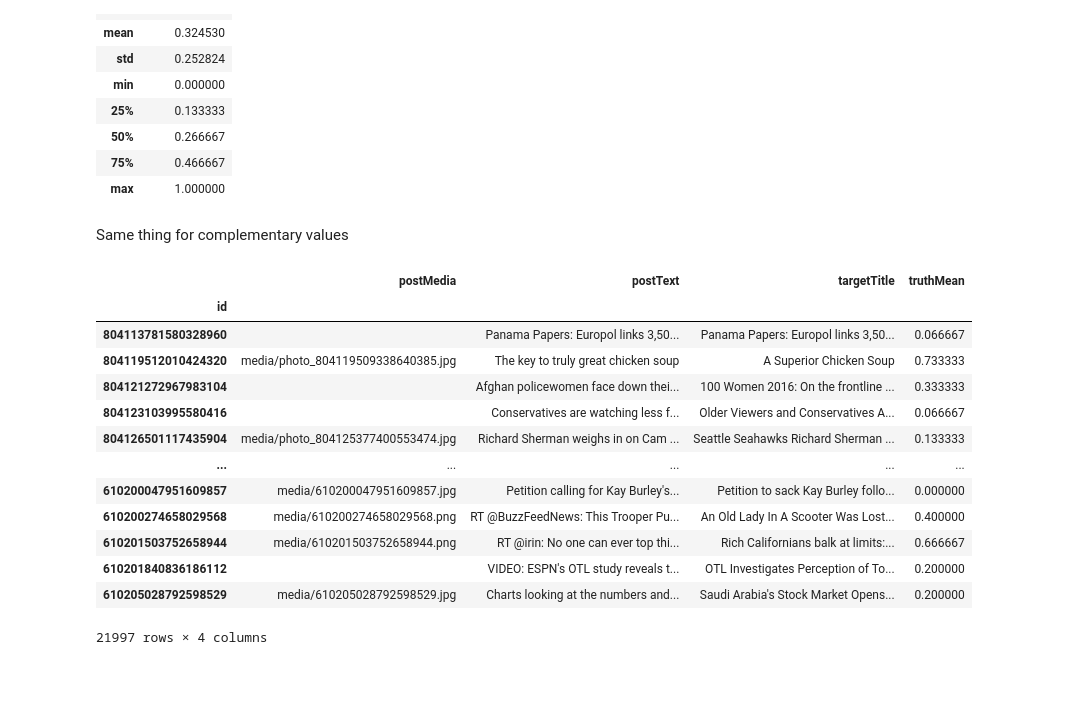
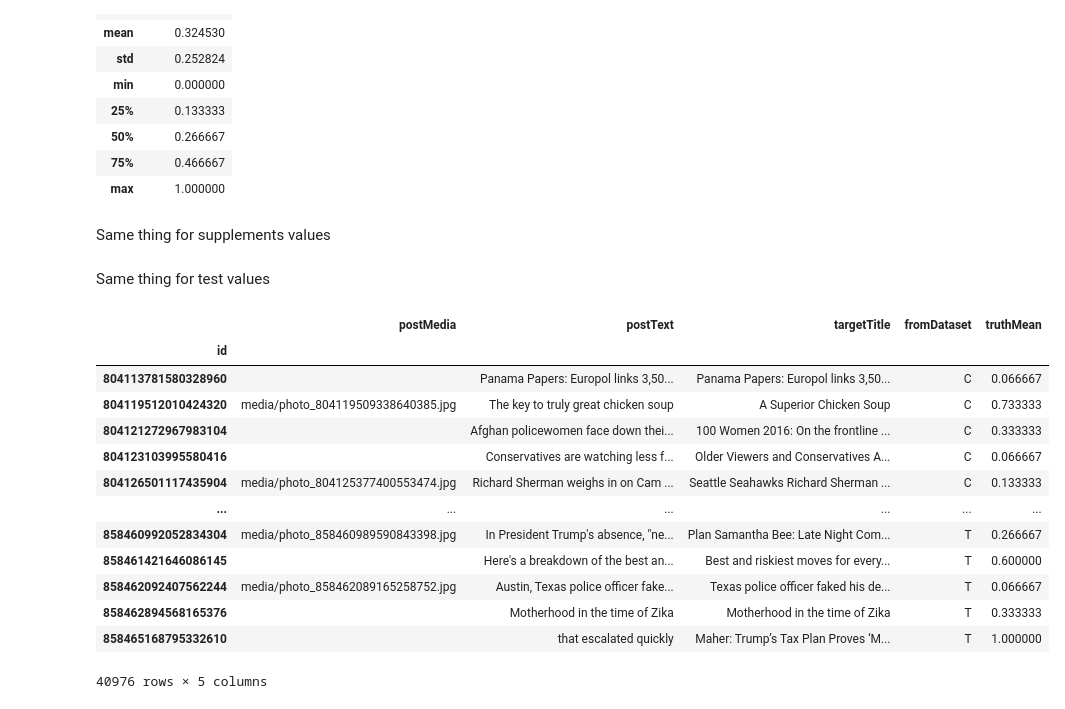
Before and after one commit to caush/Clickbait, a Jupyter notebook: OriginalToCurated.ipynb, the cells around one changed output. Drawn from its saved outputs; the diff is of its cells as text; code cells hidden in the pictures; blank space fills up the shorter version.

```diff
--- a/OriginalToCurated.ipynb
+++ b/OriginalToCurated.ipynb
@@ -86,6 +86,9 @@ pdoTrainX
 # Remove the brackets from postText column, meaning taking the first element of the one element list
 pdoTrainX["postText"]=pdoTrainX["postText"].apply(lambda x : x[0])
 pdoTrainX["postMedia"]=pdoTrainX["postMedia"].apply(lambda x : x[0] if len(x)>0 else '')
+# %%
+# C:Chalenge dataset, B:Big dataset(Chalenge + Supplement), T:Test dataset, S:Supplement
+pdoTrainX["fromDataset"] = "C"
 # %% [markdown]
 Reading the actual output values
 # %%
@@ -167,7 +170,7 @@ pdoTrainX.describe()
 | 75% | 0.466667 |
 | max | 1.000000 |
 # %% [markdown]
-Same thing for complementary values
+Same thing for supplements values
 # %%
 pdoTrainX1=pd.read_json(dataTrainX1, lines = True, dtype=False)
 pdoTrainX1.drop(droppedColumns, axis=1, inplace=True)
@@ -181,23 +184,42 @@ pdoTrainY1.set_index('id', inplace=True)
 pdoTrainX1.sort_index(inplace=True)
 pdoTrainY1.sort_index(inplace=True)
 pdoTrainX1['truthMean']=pdoTrainY1['truthMean']
+
+pdoTrainX1["fromDataset"] = "S" # C:Chalenge dataset, B:Big dataset(Chalenge + Supplement), T:Test dataset, S:Supplement
+# %% [markdown]
+Same thing for test values
+# %%
+pdoTestX=pd.read_json(dataTestX, lines = True, dtype=False)
+pdoTestX.drop(droppedColumns, axis=1, inplace=True)
+pdoTestX.set_index('id', inplace=True)
+pdoTestX["postText"]=pdoTestX["postText"].apply(lambda x : x[0])
+pdoTestX["postMedia"]=pdoTestX["postMedia"].apply(lambda x : x[0] if len(x)>0 else '')
+
+pdoTestY=pd.read_json(dataTestY, lines = True, dtype=False)
+pdoTestY.set_index('id', inplace=True)
+
+pdoTestX.sort_index(inplace=True)
+pdoTestY.sort_index(inplace=True)
+pdoTestX['truthMean']=pdoTestY['truthMean']
+
+pdoTestX["fromDataset"] = "T" # C:Chalenge dataset, B:Big dataset(Chalenge + Supplement), T:Test dataset, S:Supplement
 # %%
-pd.concat([pdoTrainX, pdoTrainX1])
+pd.concat([pdoTrainX, pdoTrainX1, pdoTestX])
 # %% [output]
-|  | postMedia | postText | targetTitle | truthMean |
-| id |  |  |  |  |
-| 804113781580328960 |  | Panama Papers: Europol links 3,50... | Panama Papers: Europol links 3,50... | 0.066667 |
-| 804119512010424320 | media/photo_804119509338640385.jpg | The key to truly great chicken soup | A Superior Chicken Soup | 0.733333 |
-| 804121272967983104 |  | Afghan policewomen face down thei... | 100 Women 2016: On the frontline ... | 0.333333 |
-| 804123103995580416 |  | Conservatives are watching less f... | Older Viewers and Conservatives A... | 0.066667 |
-| 804126501117435904 | media/photo_804125377400553474.jpg | Richard Sherman weighs in on Cam ... | Seattle Seahawks Richard Sherman ... | 0.133333 |
-| ... | ... | ... | ... | ... |
-| 610200047951609857 | media/610200047951609857.jpg | Petition calling for Kay Burley's... | Petition to sack Kay Burley follo... | 0.000000 |
-| 610200274658029568 | media/610200274658029568.png | RT @BuzzFeedNews: This Trooper Pu... | An Old Lady In A Scooter Was Lost... | 0.400000 |
-| 610201503752658944 | media/610201503752658944.png | RT @irin: No one can ever top thi... | Rich Californians balk at limits:... | 0.666667 |
-| 610201840836186112 |  | VIDEO: ESPN's OTL study reveals t... | OTL Investigates Perception of To... | 0.200000 |
-| 610205028792598529 | media/610205028792598529.jpg | Charts looking at the numbers and... | Saudi Arabia's Stock Market Opens... | 0.200000 |
+|  | postMedia | postText | targetTitle | fromDataset | truthMean |
+| id |  |  |  |  |  |
+| 804113781580328960 |  | Panama Papers: Europol links 3,50... | Panama Papers: Europol links 3,50... | C | 0.066667 |
+| 804119512010424320 | media/photo_804119509338640385.jpg | The key to truly great chicken soup | A Superior Chicken Soup | C | 0.733333 |
+| 804121272967983104 |  | Afghan policewomen face down thei... | 100 Women 2016: On the frontline ... | C | 0.333333 |
+| 804123103995580416 |  | Conservatives are watching less f... | Older Viewers and Conservatives A... | C | 0.066667 |
+| 804126501117435904 | media/photo_804125377400553474.jpg | Richard Sherman weighs in on Cam ... | Seattle Seahawks Richard Sherman ... | C | 0.133333 |
+| ... | ... | ... | ... | ... | ... |
+| 858460992052834304 | media/photo_858460989590843398.jpg | In President Trump's absence, "ne... | Plan Samantha Bee: Late Night Com... | T | 0.266667 |
+| 858461421646086145 |  | Here's a breakdown of the best an... | Best and riskiest moves for every... | T | 0.600000 |
+| 858462092407562244 | media/photo_858462089165258752.jpg | Austin, Texas police officer fake... | Texas police officer faked his de... | T | 0.066667 |
+| 858462894568165376 |  | Motherhood in the time of Zika | Motherhood in the time of Zika | T | 0.333333 |
+| 858465168795332610 |  | that escalated quickly | Maher: Trump’s Tax Plan Proves ‘M... | T | 1.000000 |
-21997 rows × 4 columns
+40976 rows × 5 columns
 # %%
 # Convert the result into a Huggingface dataset
 import datasets as ds
```
Also changed, not shown: parts of 6 cells of this notebook, 6 other files.
